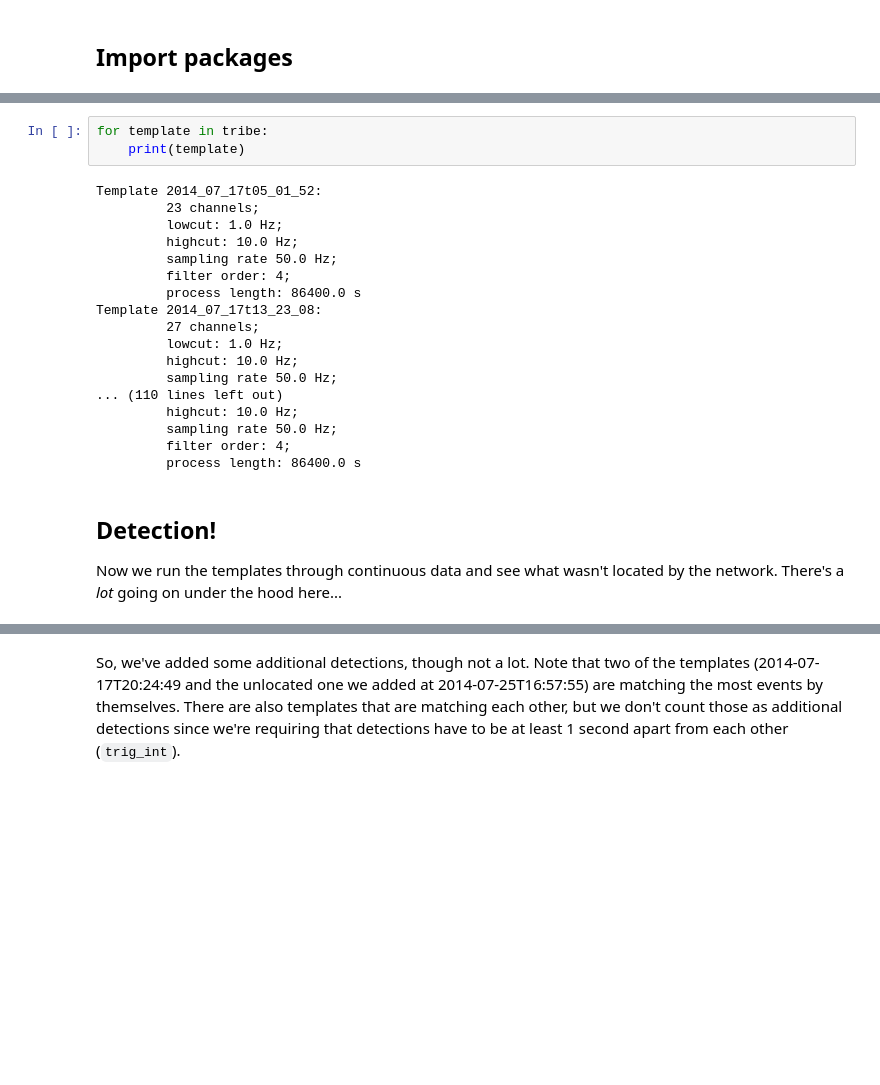
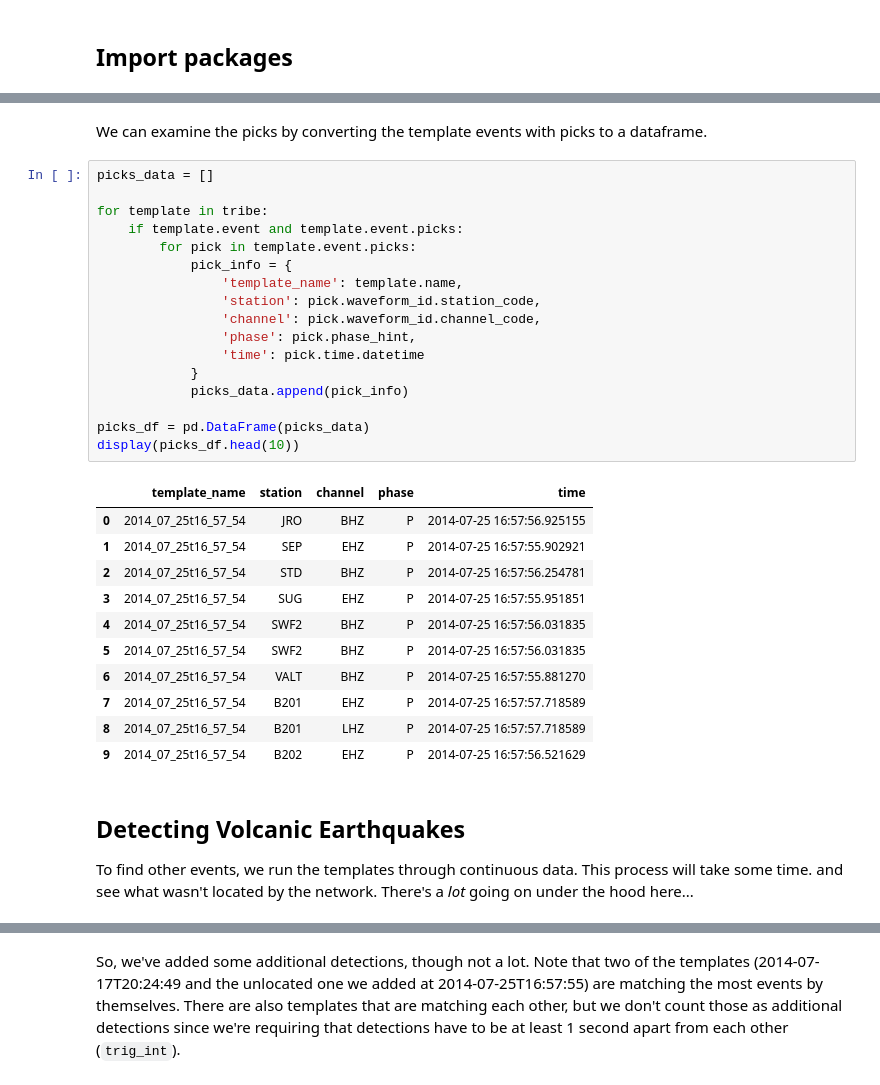
Before and after one commit to spara-earthscope/ssa_prototype, a Jupyter notebook: 5_cross_correlation.ipynb, the cells around one changed output, grey strips where cells are left out. Cells and saved outputs as stored; diff of their text form; blank space fills up the shorter version.

```diff
--- a/5_cross_correlation.ipynb
+++ b/5_cross_correlation.ipynb
@@ -215,25 +320,35 @@ No pick for XD.MK08..HHZ
+# %% [markdown]
+We can examine the picks by converting the template events with picks to a dataframe.
 # %%
+picks_data = []
+
 for template in tribe:
-    print(template)
+    if template.event and template.event.picks:
+        for pick in template.event.picks:
+            pick_info = {
+                'template_name': template.name,
+                'station': pick.waveform_id.station_code,
+                'channel': pick.waveform_id.channel_code,
+                'phase': pick.phase_hint,
+                'time': pick.time.datetime
+            }
+            picks_data.append(pick_info)
+
+picks_df = pd.DataFrame(picks_data)
+display(picks_df.head(10))
 # %% [output]
-Template 2014_07_17t05_01_52:
-         23 channels;
-         lowcut: 1.0 Hz;
-         highcut: 10.0 Hz;
-         sampling rate 50.0 Hz;
-         filter order: 4;
-         process length: 86400.0 s
-Template 2014_07_17t13_23_08:
-         27 channels;
-         lowcut: 1.0 Hz;
-         highcut: 10.0 Hz;
-         sampling rate 50.0 Hz;
-... (110 lines left out)
-         highcut: 10.0 Hz;
-         sampling rate 50.0 Hz;
-         filter order: 4;
-         process length: 86400.0 s
+|  | template_name | station | channel | phase | time |
+| 0 | 2014_07_25t16_57_54 | JRO | BHZ | P | 2014-07-25 16:57:56.925155 |
+| 1 | 2014_07_25t16_57_54 | SEP | EHZ | P | 2014-07-25 16:57:55.902921 |
+| 2 | 2014_07_25t16_57_54 | STD | BHZ | P | 2014-07-25 16:57:56.254781 |
+| 3 | 2014_07_25t16_57_54 | SUG | EHZ | P | 2014-07-25 16:57:55.951851 |
+| 4 | 2014_07_25t16_57_54 | SWF2 | BHZ | P | 2014-07-25 16:57:56.031835 |
+| 5 | 2014_07_25t16_57_54 | SWF2 | BHZ | P | 2014-07-25 16:57:56.031835 |
+| 6 | 2014_07_25t16_57_54 | VALT | BHZ | P | 2014-07-25 16:57:55.881270 |
+| 7 | 2014_07_25t16_57_54 | B201 | EHZ | P | 2014-07-25 16:57:57.718589 |
+| 8 | 2014_07_25t16_57_54 | B201 | LHZ | P | 2014-07-25 16:57:57.718589 |
+| 9 | 2014_07_25t16_57_54 | B202 | EHZ | P | 2014-07-25 16:57:56.521629 |
 # %% [markdown]
-## Detection!
+## Detecting Volcanic Earthquakes
 
-Now we run the templates through continuous data and see what wasn't located by the network. There's a *lot* going on under the hood here...
+To find other events, we run the templates through continuous data. This process will take some time. and see what wasn't located by the network. There's a *lot* going on under the hood here...
```
Also changed, not shown: parts of 35 cells of this notebook.
